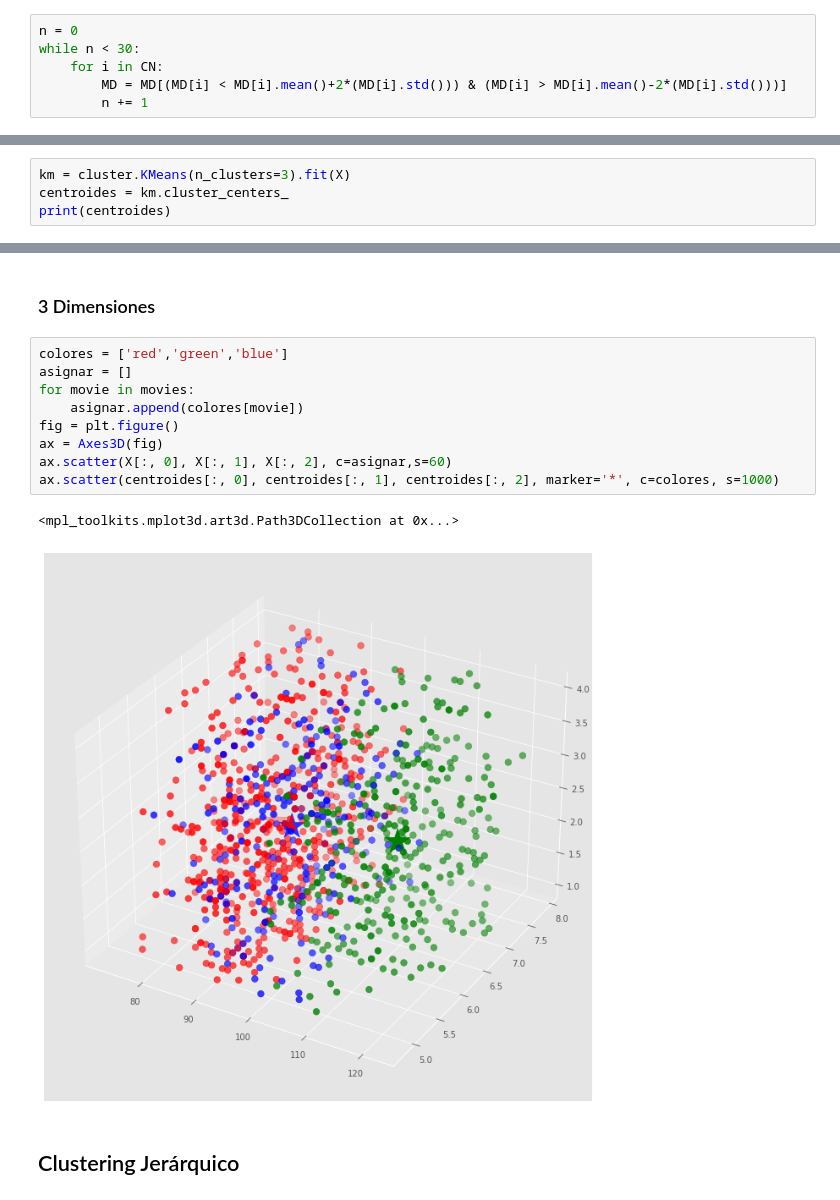
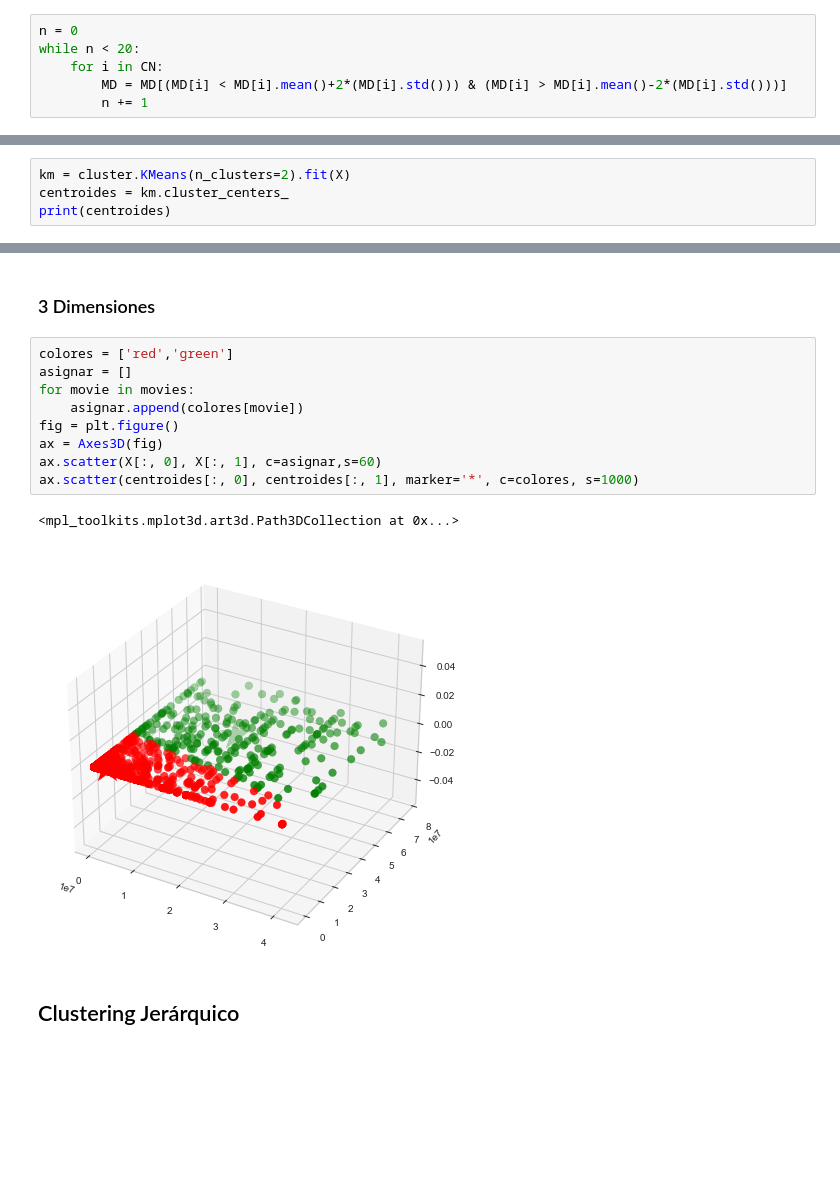
Before and after one commit to Javi3r1002/Hoja-de-trabajo, a Jupyter notebook: Hoja de Trabajo 2 Clustering.ipynb, the cells around one changed output, grey strips where cells are left out. Drawn from its saved outputs; the diff is of its cells as text; blank space fills up the shorter version.

```diff
--- a/Hoja de Trabajo 2 Clustering.ipynb
+++ b/Hoja de Trabajo 2 Clustering.ipynb
@@ -51,9 +51,9 @@ plt.show()
-# %%
-n = 0
-while n < 30:
-    for i in CN:
-        MD = MD[(MD[i] < MD[i].mean()+2*(MD[i].std())) & (MD[i] > MD[i].mean()-2*(MD[i].std()))]
-        n += 1
+# %%
+n = 0
+while n < 20:
+    for i in CN:
+        MD = MD[(MD[i] < MD[i].mean()+2*(MD[i].std())) & (MD[i] > MD[i].mean()-2*(MD[i].std()))]
+        n += 1
 # %%
 fig = plt.figure()
 CN = MD.columns.values
@@ -258,7 +248,7 @@ elbow value = optimal k: 2  | elbow score: 4,025.249
 # %% [markdown]
 ### 2 Dimensiones
 # %%
-km = cluster.KMeans(n_clusters=3).fit(X)
+km = cluster.KMeans(n_clusters=2).fit(X)
 centroides = km.cluster_centers_
 print(centroides)
 # %% [output]
@@ -281,17 +274,17 @@ plt.legend()
 # %% [markdown]
 ### 3 Dimensiones
 # %%
-colores = ['red','green','blue']
+colores = ['red','green']
 asignar = []
 for movie in movies:
     asignar.append(colores[movie])
 fig = plt.figure()
 ax = Axes3D(fig)
-ax.scatter(X[:, 0], X[:, 1], X[:, 2], c=asignar,s=60)
-ax.scatter(centroides[:, 0], centroides[:, 1], centroides[:, 2], marker='*', c=colores, s=1000)
+ax.scatter(X[:, 0], X[:, 1], c=asignar,s=60)
+ax.scatter(centroides[:, 0], centroides[:, 1], marker='*', c=colores, s=1000)
 # %% [output]
 <mpl_toolkits.mplot3d.art3d.Path3DCollection at 0x...>
-[figure, old version]
+[figure, new version]
 # %% [markdown]
  ## Clustering Jerárquico
 # %%
```
Also changed, not shown: parts of 14 cells of this notebook.
